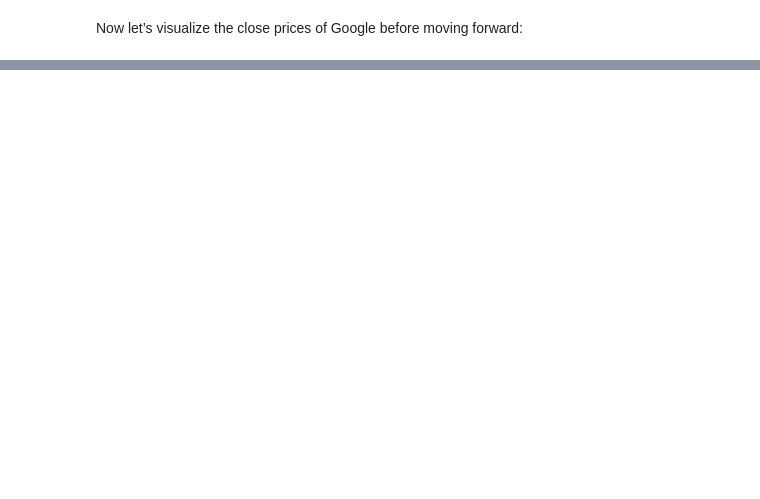
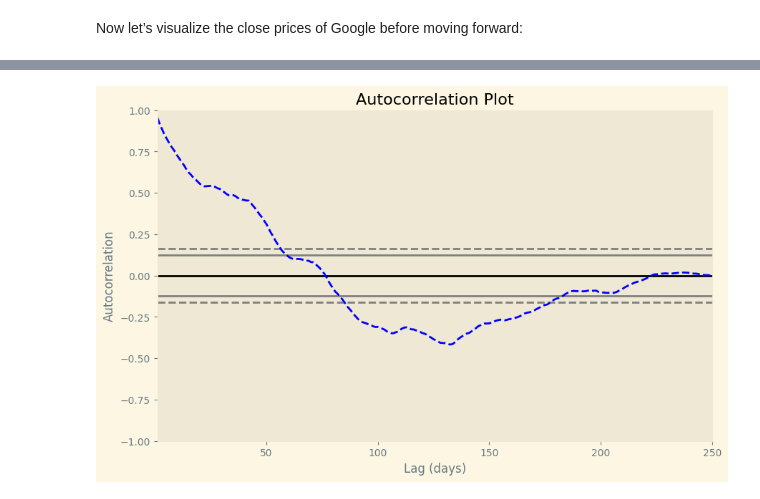
Before and after one commit to maarfelipe/MachineLearningPortfolio, a Jupyter notebook: 004.TimeSeriesForecasting/tsf.ipynb, the cells around one changed output, grey strips where cells are left out. Drawn from its saved outputs; the diff is of its cells as text; code cells hidden in the pictures; blank space fills up the shorter version.

```diff
--- a/004.TimeSeriesForecasting/tsf.ipynb
+++ b/004.TimeSeriesForecasting/tsf.ipynb
@@ -52,0 +74,9 @@ plt.show()
+# %%
+plt.figure(figsize=(10, 6))
+pd.plotting.autocorrelation_plot(data['Close'], color='blue', linestyle='--')
+plt.xlabel('Lag (days)')
+plt.ylabel('Autocorrelation')
+plt.title('Autocorrelation Plot')
+plt.show()
+# %% [output]
+[figure, added]
```
Also changed, not shown: parts of 7 cells of this notebook.
